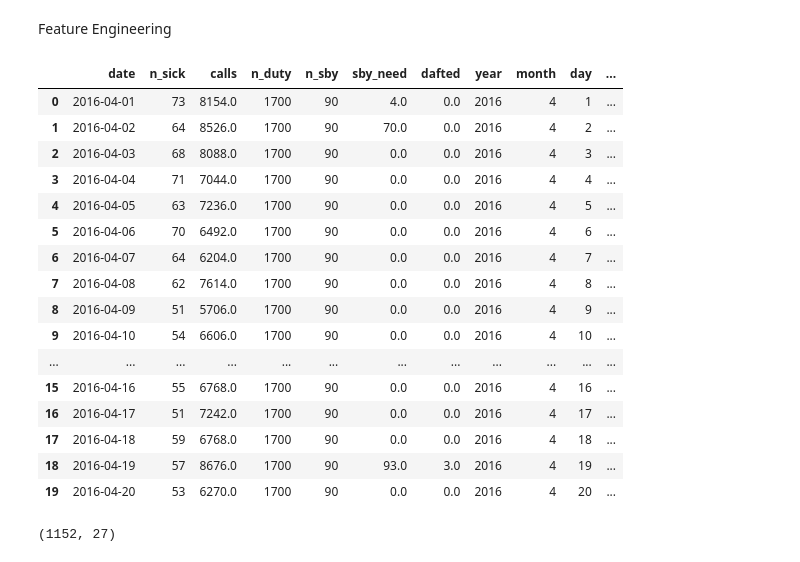
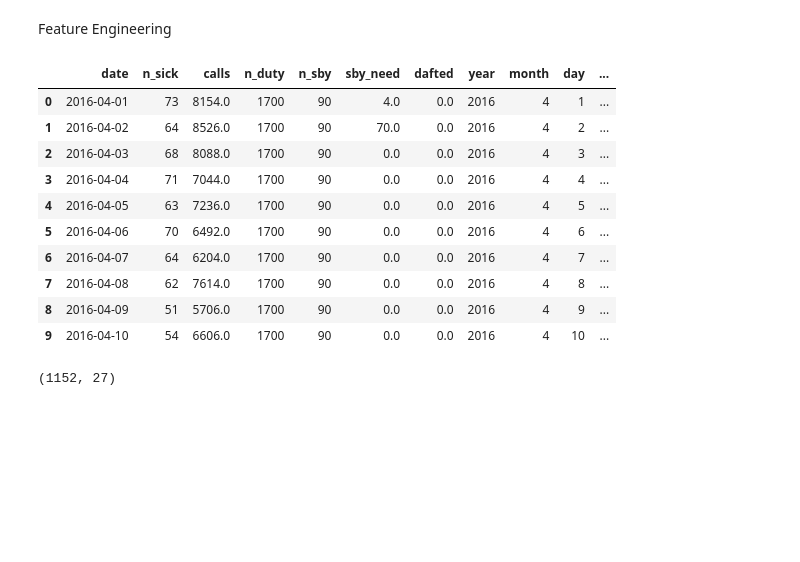
Before and after one commit to Muskan-Verma-7/Case-Study-Project, a Jupyter notebook: case_study.ipynb, the cells around one changed output. Cells and saved outputs as stored; diff of their text form; code cells hidden in the pictures; blank space fills up the shorter version.

```diff
--- a/case_study.ipynb
+++ b/case_study.ipynb
@@ -270,25 +264,19 @@ sickness_data['calls_driver_interaction'] = sickness_data['calls'] * (sickness_d
 # %%
 pd.set_option('display.max_columns', 30)
 
-sickness_data.head(20)
+sickness_data.head(10)
 # %% [output]
 |  | date | n_sick | calls | n_duty | n_sby | sby_need | dafted | year | month | day | ... |
 | 0 | 2016-04-01 | 73 | 8154.0 | 1700 | 90 | 4.0 | 0.0 | 2016 | 4 | 1 | ... |
 | 1 | 2016-04-02 | 64 | 8526.0 | 1700 | 90 | 70.0 | 0.0 | 2016 | 4 | 2 | ... |
 | 2 | 2016-04-03 | 68 | 8088.0 | 1700 | 90 | 0.0 | 0.0 | 2016 | 4 | 3 | ... |
 | 3 | 2016-04-04 | 71 | 7044.0 | 1700 | 90 | 0.0 | 0.0 | 2016 | 4 | 4 | ... |
 | 4 | 2016-04-05 | 63 | 7236.0 | 1700 | 90 | 0.0 | 0.0 | 2016 | 4 | 5 | ... |
 | 5 | 2016-04-06 | 70 | 6492.0 | 1700 | 90 | 0.0 | 0.0 | 2016 | 4 | 6 | ... |
 | 6 | 2016-04-07 | 64 | 6204.0 | 1700 | 90 | 0.0 | 0.0 | 2016 | 4 | 7 | ... |
 | 7 | 2016-04-08 | 62 | 7614.0 | 1700 | 90 | 0.0 | 0.0 | 2016 | 4 | 8 | ... |
 | 8 | 2016-04-09 | 51 | 5706.0 | 1700 | 90 | 0.0 | 0.0 | 2016 | 4 | 9 | ... |
 | 9 | 2016-04-10 | 54 | 6606.0 | 1700 | 90 | 0.0 | 0.0 | 2016 | 4 | 10 | ... |
-| ... | ... | ... | ... | ... | ... | ... | ... | ... | ... | ... | ... |
-| 15 | 2016-04-16 | 55 | 6768.0 | 1700 | 90 | 0.0 | 0.0 | 2016 | 4 | 16 | ... |
-| 16 | 2016-04-17 | 51 | 7242.0 | 1700 | 90 | 0.0 | 0.0 | 2016 | 4 | 17 | ... |
-| 17 | 2016-04-18 | 59 | 6768.0 | 1700 | 90 | 0.0 | 0.0 | 2016 | 4 | 18 | ... |
-| 18 | 2016-04-19 | 57 | 8676.0 | 1700 | 90 | 93.0 | 3.0 | 2016 | 4 | 19 | ... |
-| 19 | 2016-04-20 | 53 | 6270.0 | 1700 | 90 | 0.0 | 0.0 | 2016 | 4 | 20 | ... |
 # %%
 sickness_data.shape
 # %% [output]
```
Also changed, not shown: parts of 15 cells of this notebook, 1 other file.
